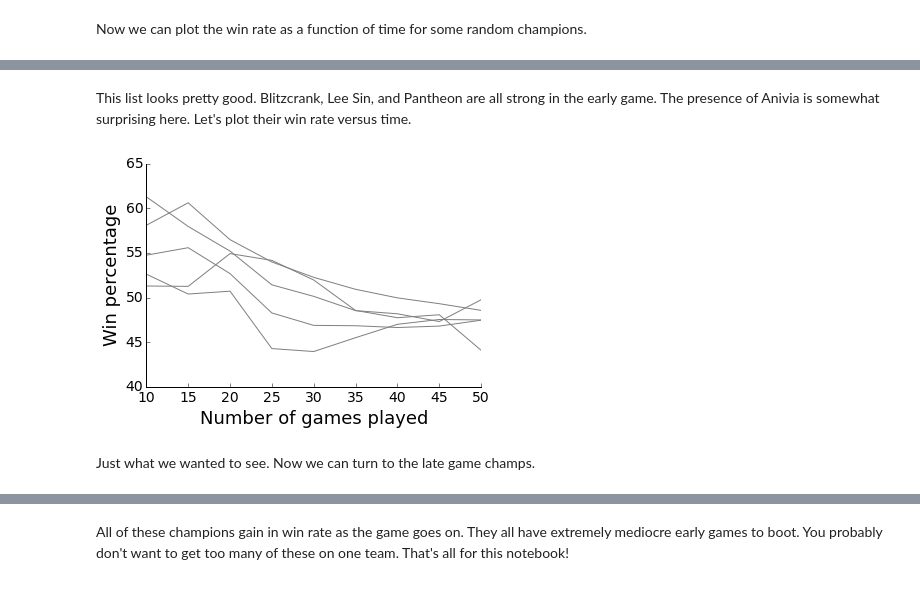
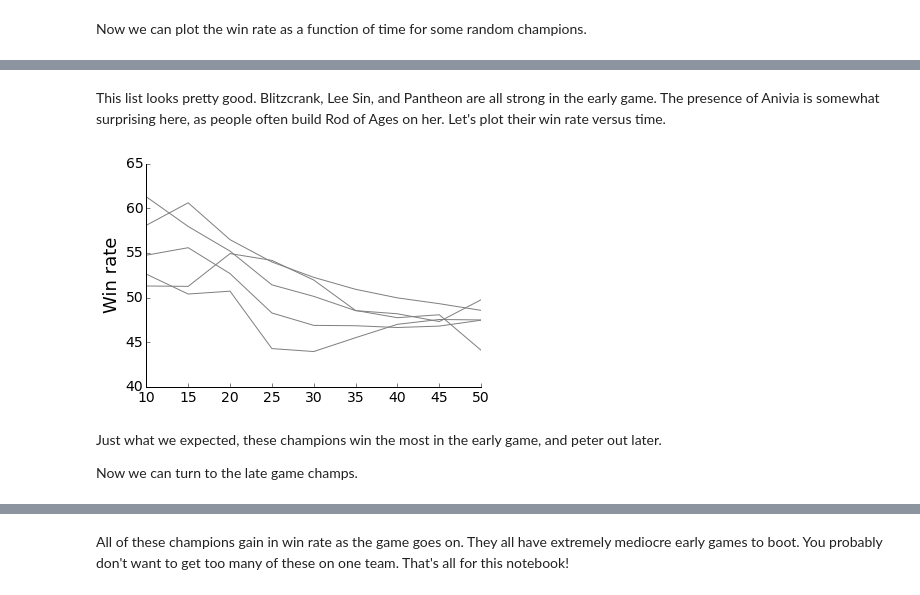
Before and after one commit to map222/lolML, a Jupyter notebook: notebooks/Champion skill.ipynb, the cells around one changed output, grey strips where cells are left out. Saved outputs shown, nothing was run; the diff lists cells and outputs as text; code cells hidden in the pictures.

Commit message:
Prettified champion skill notebook

```diff
--- a/notebooks/Champion skill.ipynb
+++ b/notebooks/Champion skill.ipynb
@@ -33,7 +37,7 @@ To save time (and League of Graph's bandwidth), you can save the html to your co
 with open('champ_html.pickle', 'wb') as champ_pickle:
     pickle.dump(champ_html, champ_pickle)
 # %%
-with open('champ_html.pickle', 'rb') as champ_pickle:
+with open('../champ_html.pickle', 'rb') as champ_pickle:
     champ_html = pickle.load(champ_pickle)
 # %%
 del champ_html[49] # delete kindred
@@ -171,11 +192,13 @@ champ_list.iloc[early_champs]
 # %% [markdown]
-This list looks pretty good. Blitzcrank, Lee Sin, and Pantheon are all strong in the early game. The presence of Anivia is somewhat surprising here. Let's plot their win rate versus time.
+This list looks pretty good. Blitzcrank, Lee Sin, and Pantheon are all strong in the early game. The presence of Anivia is somewhat surprising here, as people often build Rod of Ages on her. Let's plot their win rate versus time.
 # %%
-plot_wins_by_games( wins_by_time[early_champs])
+plot_wins_by_index( wins_by_time[early_champs])
 # %% [output]
-[figure, old version]
+[figure, new version]
 # %% [markdown]
-Just what we wanted to see. Now we can turn to the late game champs.
+Just what we expected, these champions win  the most in the early game, and peter out later.
+
+Now we can turn to the late game champs.
 # %%
 late_champs = np.where(time_deltas < -6)
 champ_list.iloc[late_champs]
```
Also changed, not shown: parts of 40 cells of this notebook.
